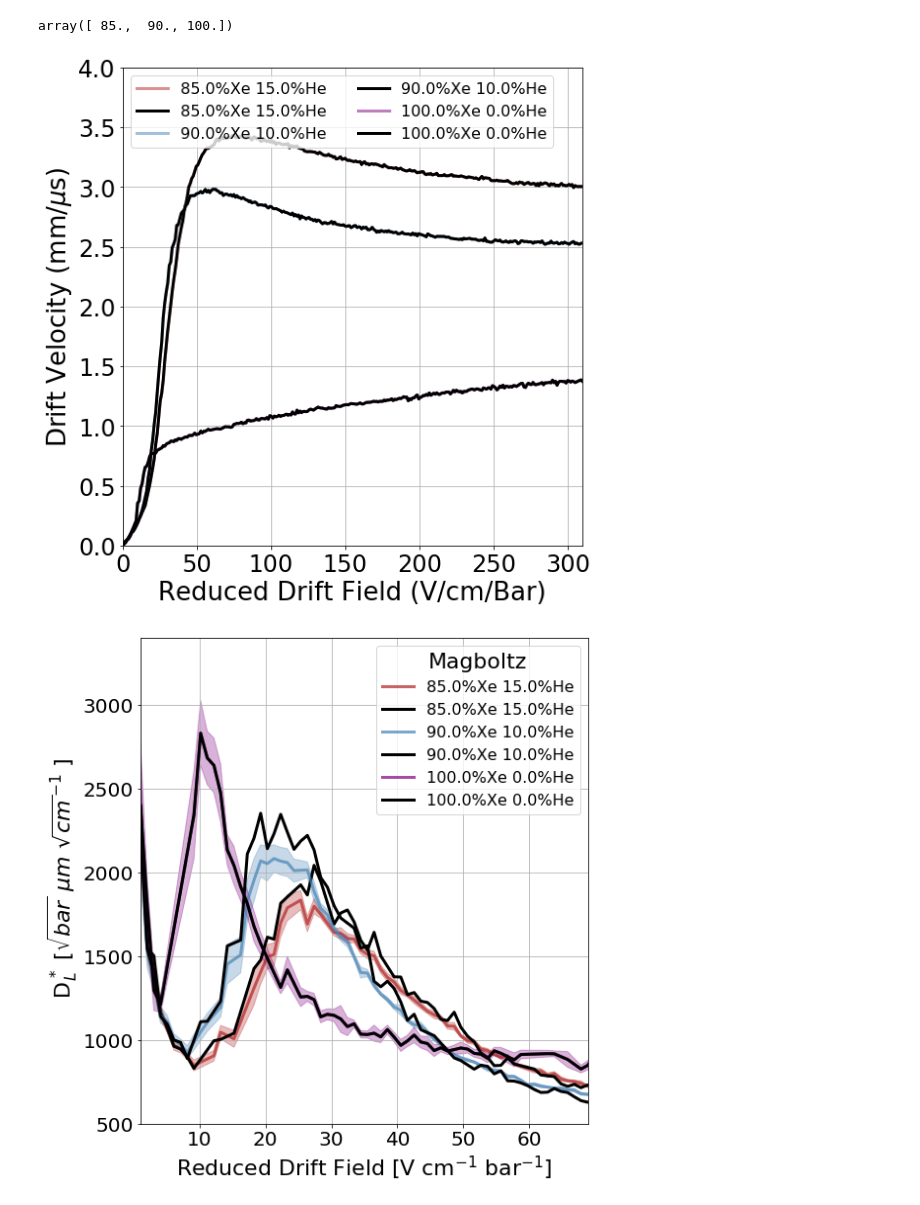
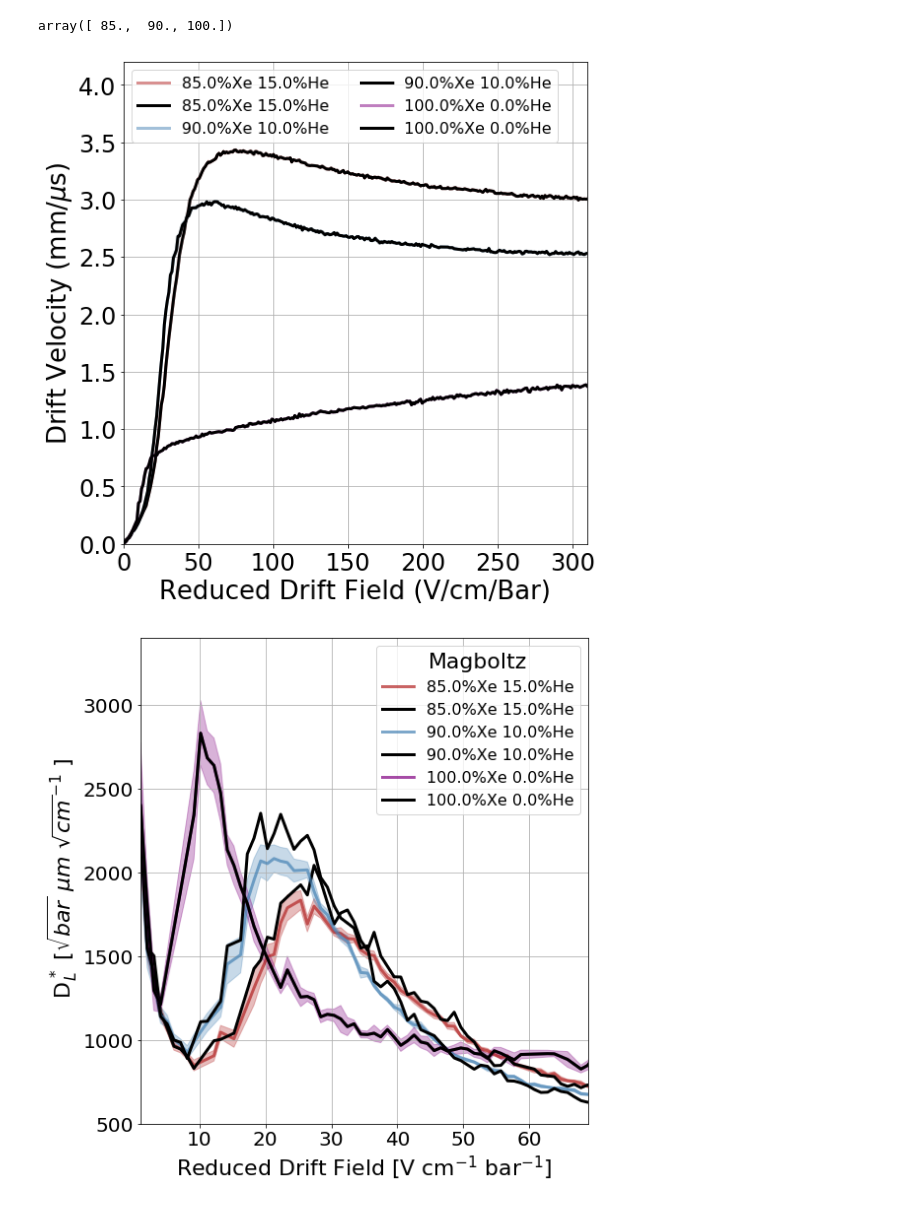
Before and after one commit to AustinMcDonald/GasMixXeHeAr, a Jupyter notebook: MagBoltz-XeHe-Special.ipynb, the cells around one changed output. Drawn from its saved outputs; the diff is of its cells as text; code cells hidden in the pictures.

```diff
--- a/MagBoltz-XeHe-Special.ipynb
+++ b/MagBoltz-XeHe-Special.ipynb
@@ -43,33 +43,33 @@ COL =['firebrick', 'steelblue', 'purple','darkblue']
 # %%
 plt.figure(figsize=(8,8))
 for x in [0,1,2]:
 #for x in [4]:
     X,Y,Yer,lab = MB_V(mm,x)
     plt.plot(X,Y,linewidth=3,alpha=0.5,label=lab,color=COL[x])
     plt.fill_between(X,Y+Yer,Y-Yer,alpha=0.1,color=COL[x])
 
     X,Y,Yer,lab = MB_V(mms,x)
     plt.plot(X,Y,linewidth=3,alpha=1,label=lab,color='k')
 
 
 plt.xlabel(r'Reduced Drift Field (V/cm/Bar)',fontsize=26)
 plt.ylabel(r'Drift Velocity (mm/$\mu$s)',fontsize=26)
 plt.xticks(fontsize=24)
 plt.yticks(fontsize=24)
 #plt.xticks(np.arange(0, 400, 50.0))
 plt.grid()
 plt.legend(loc='upper left',fontsize=16,ncol=2)
 plt.tight_layout()
 plt.ylim(0,1.5)
-plt.ylim(0,4)
+plt.ylim(0,4.2)
 #plt.semilogx()
 plt.xlim(0,310)
 #plt.xlim(0,100)
 #plt.savefig("/Users/austinmcdonald/Desktop/GAS_controversy/MB-vel"+".pdf")
 
 plt.show()
 # %% [output]
-[figure, old version]
+[figure, new version]
 # %%
 plt.figure(figsize=(8,8))
 
```
Also changed, not shown: parts of 2 cells of this notebook, 6 other files.
